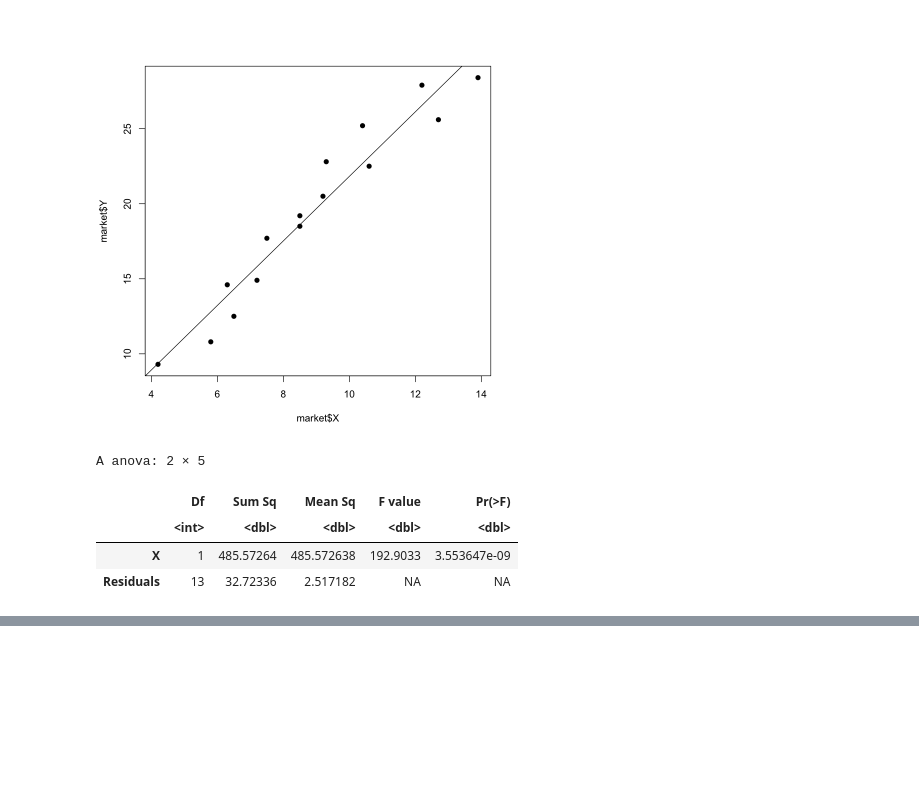
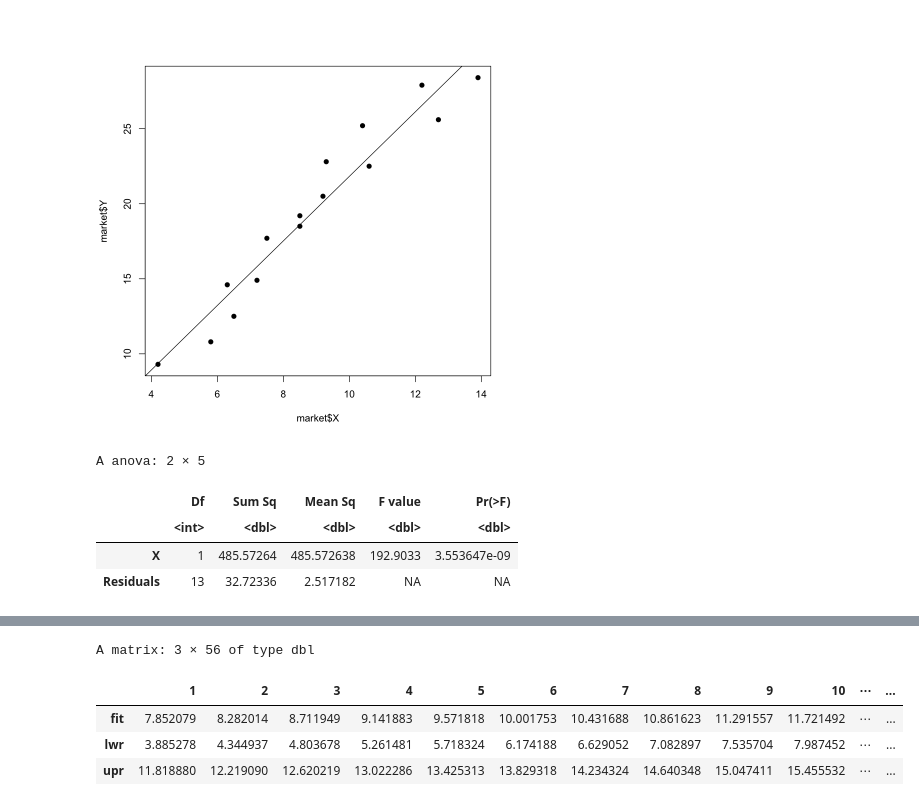
Before and after one commit to kukaro/KNOU-REGRESSION-MODEL, a Jupyter notebook: ch2/regression.ipynb, the cells around one changed output, grey strips where cells are left out. Drawn from its saved outputs; the diff is of its cells as text; code cells hidden in the pictures; blank space fills up the shorter version.

```diff
--- a/ch2/regression.ipynb
+++ b/ch2/regression.ipynb
@@ -95,0 +190,9 @@ A anova: 2 × 5
+# %%
+pp <- predict(market.lm, int='p', newdata=pred.frame)
+t(pp)
+# %% [output]
+A matrix: 3 × 56 of type dbl
+|  | 1 | 2 | 3 | 4 | 5 | 6 | 7 | 8 | 9 | 10 | ⋯ | ... |
+| fit | 7.852079 | 8.282014 | 8.711949 | 9.141883 | 9.571818 | 10.001753 | 10.431688 | 10.861623 | 11.291557 | 11.721492 | ⋯ | ... |
+| lwr | 3.885278 | 4.344937 | 4.803678 | 5.261481 | 5.718324 | 6.174188 | 6.629052 | 7.082897 | 7.535704 | 7.987452 | ⋯ | ... |
+| upr | 11.818880 | 12.219090 | 12.620219 | 13.022286 | 13.425313 | 13.829318 | 14.234324 | 14.640348 | 15.047411 | 15.455532 | ⋯ | ... |
```
Also changed, not shown: parts of 15 cells of this notebook, 2 other files.
